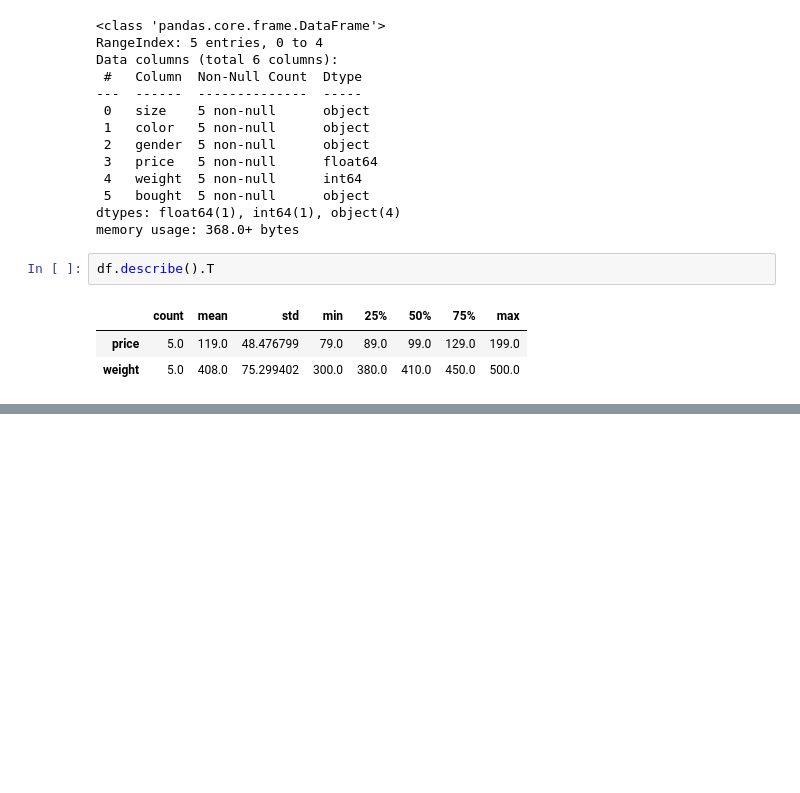
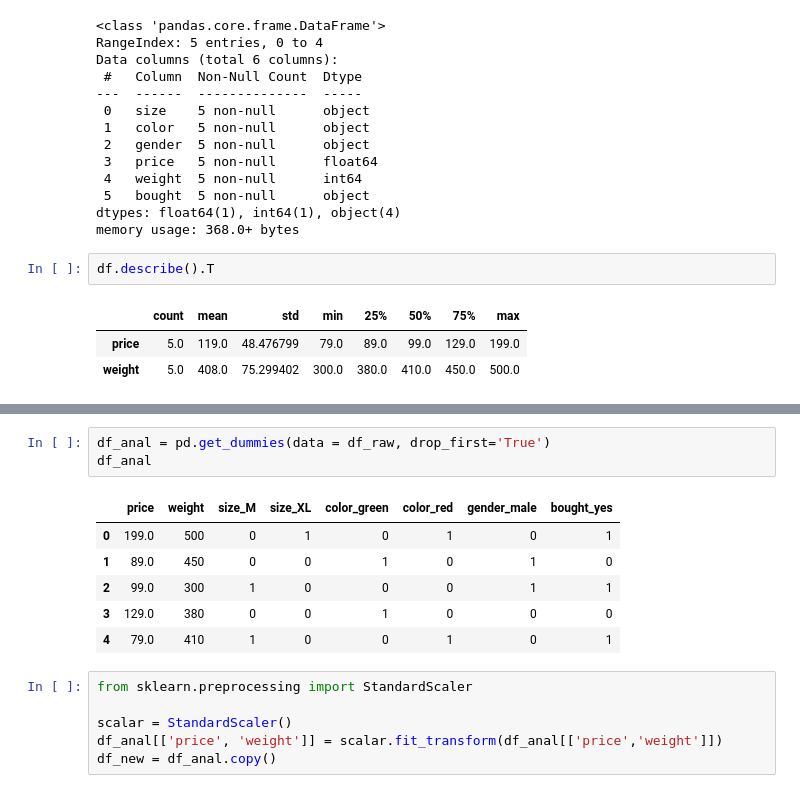
Before and after one commit to jdre1/Machine-Learning-Bootcamp, a Jupyter notebook: First_training.ipynb, the cells around one changed output, grey strips where cells are left out. Cells and saved outputs as stored; diff of their text form; blank space fills up the shorter version.

```diff
--- a/First_training.ipynb
+++ b/First_training.ipynb
@@ -62,0 +178,16 @@ df.describe().T
+# %%
+df_anal = pd.get_dummies(data = df_raw, drop_first='True')
+df_anal
+# %% [output]
+|  | price | weight | size_M | size_XL | color_green | color_red | gender_male | bought_yes |
+| 0 | 199.0 | 500 | 0 | 1 | 0 | 1 | 0 | 1 |
+| 1 | 89.0 | 450 | 0 | 0 | 1 | 0 | 1 | 0 |
+| 2 | 99.0 | 300 | 1 | 0 | 0 | 0 | 1 | 1 |
+| 3 | 129.0 | 380 | 0 | 0 | 1 | 0 | 0 | 0 |
+| 4 | 79.0 | 410 | 1 | 0 | 0 | 1 | 0 | 1 |
+# %%
+from sklearn.preprocessing import StandardScaler
+
+scalar = StandardScaler()
+df_anal[['price', 'weight']] = scalar.fit_transform(df_anal[['price','weight']])
+df_new = df_anal.copy()
```
Also changed, not shown: parts of 14 cells of this notebook.
